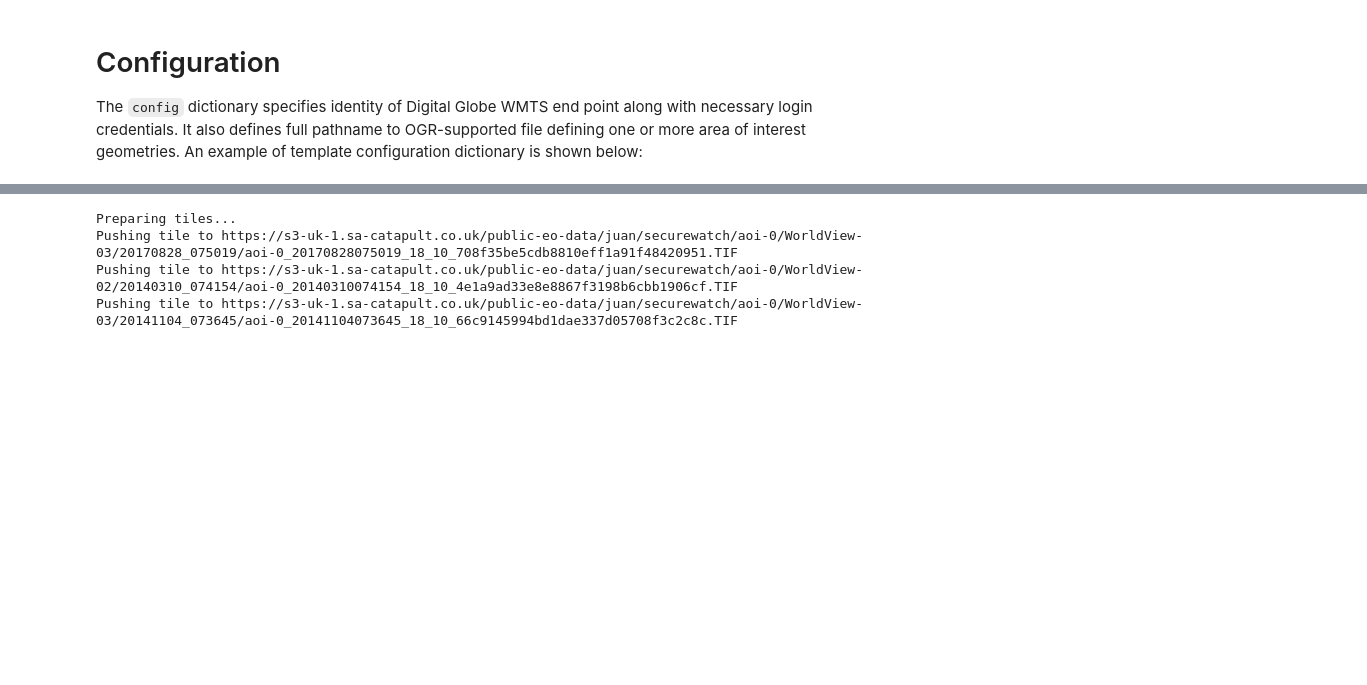
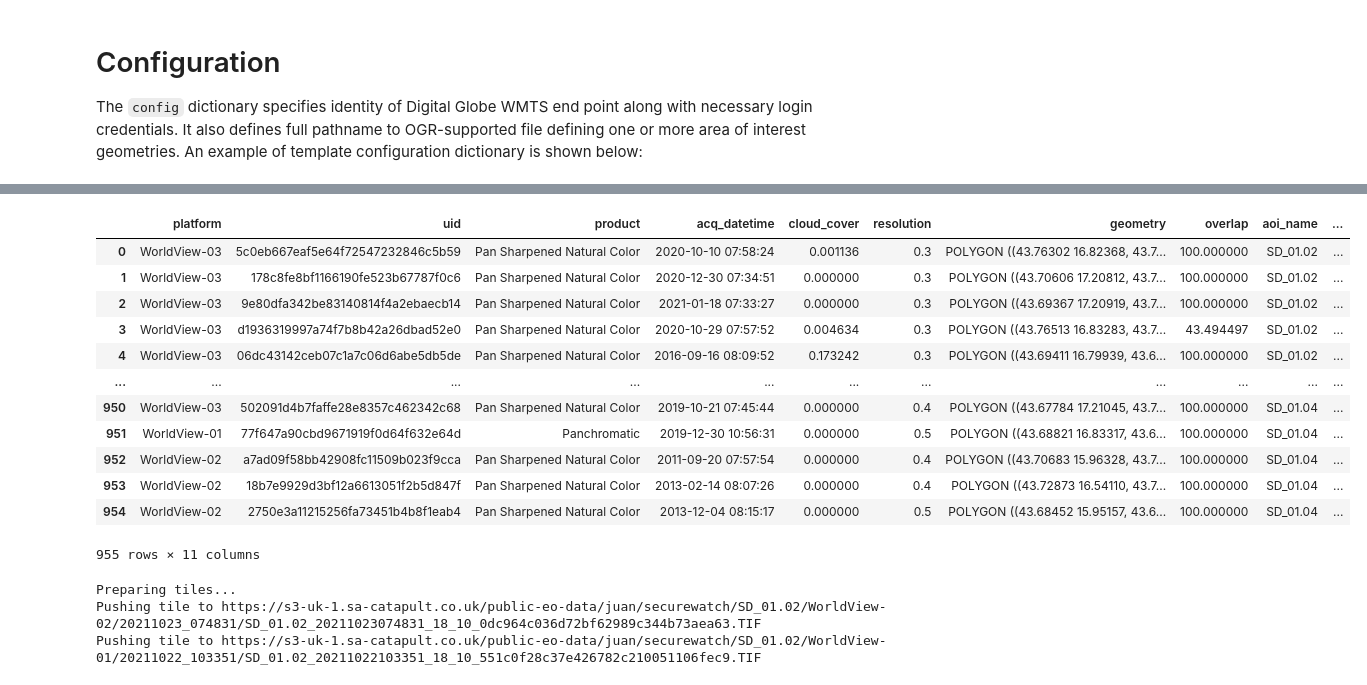
Before and after one commit to SatelliteApplicationsCatapult/wmts-extractor, a Jupyter notebook: notebooks/wmts-extractor-example.ipynb, the cells around one changed output, grey strips where cells are left out. Drawn from its saved outputs; the diff is of its cells as text; code cells hidden in the pictures; blank space fills up the shorter version.

Commit message:
Update example notebook

```diff
--- a/notebooks/wmts-extractor-example.ipynb
+++ b/notebooks/wmts-extractor-example.ipynb
@@ -117,0 +75,3 @@ tiles
+# %%
+filtered_tiles = securewatch.filter_tiles(tiles)
+filtered_tiles
@@ -117,0 +108,32 @@ tiles
+# %%
+period_resolution = {
+    'number_images': 4,
+    'resolutions': [0.3, 0.4, 0.5],
+    'periods': [
+        {
+            'name': 'Period 1',
+            'date_range': ['1/1/2011', '31/5/2014'],
+            'weights': [[100, 90, 80],
+                        [80, 70, 50],
+                        [80, 70, 50],
+                        [100, 90, 80]]
+        },
+        {
+            'name': 'Period 2',
+            'date_range': ['1/6/2015', '28/2/2019'],
+            'weights': [[100, 80, 60],
+                        [90, 70, 40],
+                        [30, 20, 10],
+                        [90, 70, 40],
+                        [100, 80, 60]]
+        },
+        {
+            'name': 'Period 3',
+            'date_range': ['1/3/2020', '30/6/2021'],
+            'weights': [[100, 90, 80],
+                        [100, 90, 80]]
+        }
+    ]
+}
+
+obtain_decision_table(period_resolution)
@@ -118,7 +153,27 @@ tiles
+# %%
+final_tiles = filter_tiles_by_pr_table(tiles=filtered_tiles,
+                                       pr_table=obtain_decision_table(period_resolution),
+                                       number_images_per_period=4)
+
+final_tiles.to_csv('/home/notebooks/final_tiles.csv')
+final_tiles
+# %% [output]
+|  | platform | uid | product | acq_datetime | cloud_cover | resolution | geometry | overlap | aoi_name | ... |
+| 0 | WorldView-03 | 5c0eb667eaf5e64f72547232846c5b59 | Pan Sharpened Natural Color | 2020-10-10 07:58:24 | 0.001136 | 0.3 | POLYGON ((43.76302 16.82368, 43.7... | 100.000000 | SD_01.02 | ... |
+| 1 | WorldView-03 | 178c8fe8bf1166190fe523b67787f0c6 | Pan Sharpened Natural Color | 2020-12-30 07:34:51 | 0.000000 | 0.3 | POLYGON ((43.70606 17.20812, 43.7... | 100.000000 | SD_01.02 | ... |
+| 2 | WorldView-03 | 9e80dfa342be83140814f4a2ebaecb14 | Pan Sharpened Natural Color | 2021-01-18 07:33:27 | 0.000000 | 0.3 | POLYGON ((43.69367 17.20919, 43.7... | 100.000000 | SD_01.02 | ... |
+| 3 | WorldView-03 | d1936319997a74f7b8b42a26dbad52e0 | Pan Sharpened Natural Color | 2020-10-29 07:57:52 | 0.004634 | 0.3 | POLYGON ((43.76513 16.83283, 43.7... | 43.494497 | SD_01.02 | ... |
+| 4 | WorldView-03 | 06dc43142ceb07c1a7c06d6abe5db5de | Pan Sharpened Natural Color | 2016-09-16 08:09:52 | 0.173242 | 0.3 | POLYGON ((43.69411 16.79939, 43.6... | 100.000000 | SD_01.02 | ... |
+| ... | ... | ... | ... | ... | ... | ... | ... | ... | ... | ... |
+| 950 | WorldView-03 | 502091d4b7faffe28e8357c462342c68 | Pan Sharpened Natural Color | 2019-10-21 07:45:44 | 0.000000 | 0.4 | POLYGON ((43.67784 17.21045, 43.7... | 100.000000 | SD_01.04 | ... |
+| 951 | WorldView-01 | 77f647a90cbd9671919f0d64f632e64d | Panchromatic | 2019-12-30 10:56:31 | 0.000000 | 0.5 | POLYGON ((43.68821 16.83317, 43.6... | 100.000000 | SD_01.04 | ... |
+| 952 | WorldView-02 | a7ad09f58bb42908fc11509b023f9cca | Pan Sharpened Natural Color | 2011-09-20 07:57:54 | 0.000000 | 0.4 | POLYGON ((43.70683 15.96328, 43.7... | 100.000000 | SD_01.04 | ... |
+| 953 | WorldView-02 | 18b7e9929d3bf12a6613051f2b5d847f | Pan Sharpened Natural Color | 2013-02-14 08:07:26 | 0.000000 | 0.4 | POLYGON ((43.72873 16.54110, 43.7... | 100.000000 | SD_01.04 | ... |
+| 954 | WorldView-02 | 2750e3a11215256fa73451b4b8f1eab4 | Pan Sharpened Natural Color | 2013-12-04 08:15:17 | 0.000000 | 0.5 | POLYGON ((43.68452 15.95157, 43.6... | 100.000000 | SD_01.04 | ... |
+955 rows × 11 columns
 # %%
-securewatch.push_tiles_to_s3(tiles=tiles, s3_endpoint='https://s3-uk-1.sa-catapult.co.uk', s3_bucket='public-eo-data', s3_root_key='juan')
+securewatch.push_tiles_to_s3(tiles=filtered_tiles[:2], s3_endpoint='https://s3-uk-1.sa-catapult.co.uk', s3_bucket='public-eo-data', s3_root_key='juan')
 # %% [output]
 Preparing tiles...
-Pushing tile to https://s3-uk-1.sa-catapult.co.uk/public-eo-data/juan/securewatch/aoi-0/WorldView-03/20170828_075019/aoi-0_20170828075019_18_10_708f35be5cdb8810eff1a91f48420951.TIF
-Pushing tile to https://s3-uk-1.sa-catapult.co.uk/public-eo-data/juan/securewatch/aoi-0/WorldView-02/20140310_074154/aoi-0_20140310074154_18_10_4e1a9ad33e8e8867f3198b6cbb1906cf.TIF
-Pushing tile to https://s3-uk-1.sa-catapult.co.uk/public-eo-data/juan/securewatch/aoi-0/WorldView-03/20141104_073645/aoi-0_20141104073645_18_10_66c9145994bd1dae337d05708f3c2c8c.TIF
+Pushing tile to https://s3-uk-1.sa-catapult.co.uk/public-eo-data/juan/securewatch/SD_01.02/WorldView-02/20211023_074831/SD_01.02_20211023074831_18_10_0dc964c036d72bf62989c344b73aea63.TIF
+Pushing tile to https://s3-uk-1.sa-catapult.co.uk/public-eo-data/juan/securewatch/SD_01.02/WorldView-01/20211022_103351/SD_01.02_20211022103351_18_10_551c0f28c37e426782c210051106fec9.TIF
```
Also changed, not shown: parts of 10 cells of this notebook, 5 other files.
